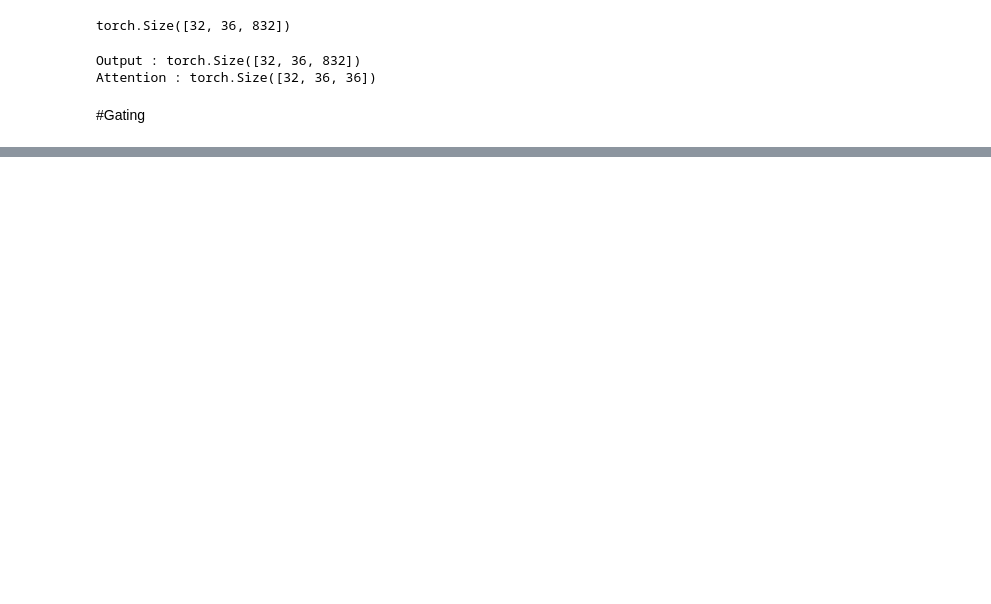
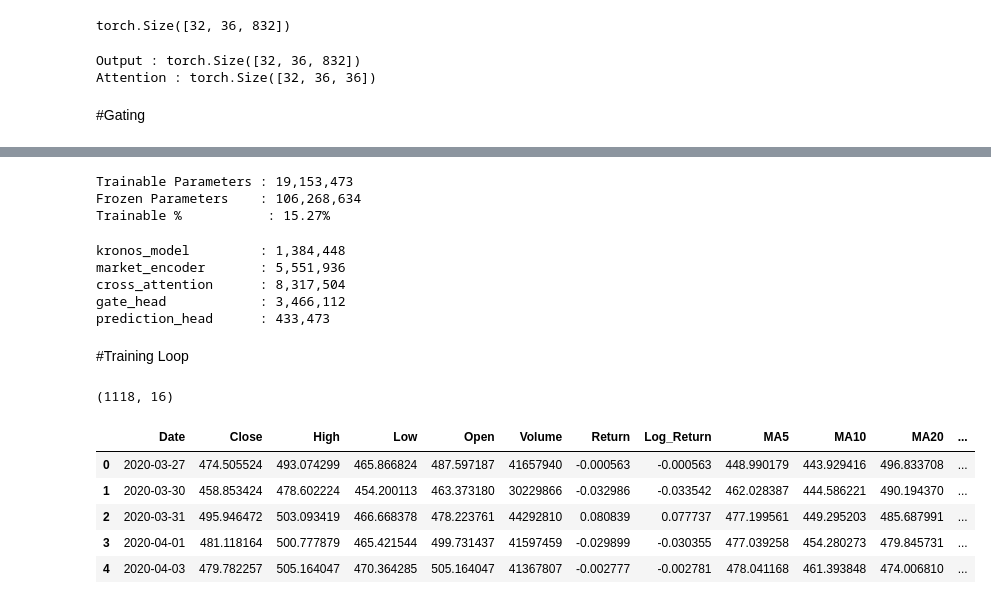
Before and after one commit to adityab-tech/PRISMx, a Jupyter notebook: notebooks/03_Market_Conditioned_Gating.ipynb, the cells around one changed output, grey strips where cells are left out. Drawn from its saved outputs; the diff is of its cells as text; code cells hidden in the pictures; blank space fills up the shorter version.

```diff
--- a/notebooks/03_Market_Conditioned_Gating.ipynb
+++ b/notebooks/03_Market_Conditioned_Gating.ipynb
@@ -572,0 +729,56 @@ Gate : torch.Size([32, 36, 832])
+# %%
+# Count trainable parameters
+trainable = 0
+frozen = 0
+
+for name, param in full_model.named_parameters():
+
+    if param.requires_grad:
+        trainable += param.numel()
+    else:
+        frozen += param.numel()
+
+print(f'Trainable Parameters : {trainable:,}')
+print(f'Frozen Parameters    : {frozen:,}')
+print(f'Trainable %           : {100 * trainable / (trainable + frozen):.2f}%')
+# %% [output]
+Trainable Parameters : 19,153,473
+Frozen Parameters    : 106,268,634
+Trainable %           : 15.27%
+# %%
+trainable_summary = {}
+
+for name, param in full_model.named_parameters():
+
+    if param.requires_grad:
+
+        module = name.split('.')[0]
+
+        trainable_summary[module] = (
+            trainable_summary.get(module, 0) + param.numel()
+        )
+
+for k, v in trainable_summary.items():
+
+    print(f'{k:20s} : {v:,}')
+# %% [output]
+kronos_model         : 1,384,448
+market_encoder       : 5,551,936
+cross_attention      : 8,317,504
+gate_head            : 3,466,112
+prediction_head      : 433,473
+# %% [markdown]
+#Training Loop
+# %%
+STOCK_PATH = "/content/drive/MyDrive/PRISM/data/processed/RELIANCE.NS.csv"
+stock_df = pd.read_csv(STOCK_PATH)
+print(stock_df.shape)
+stock_df.head()
+# %% [output]
+(1118, 16)
+|  | Date | Close | High | Low | Open | Volume | Return | Log_Return | MA5 | MA10 | MA20 | ... |
+| 0 | 2020-03-27 | 474.505524 | 493.074299 | 465.866824 | 487.597187 | 41657940 | -0.000563 | -0.000563 | 448.990179 | 443.929416 | 496.833708 | ... |
+| 1 | 2020-03-30 | 458.853424 | 478.602224 | 454.200113 | 463.373180 | 30229866 | -0.032986 | -0.033542 | 462.028387 | 444.586221 | 490.194370 | ... |
+| 2 | 2020-03-31 | 495.946472 | 503.093419 | 466.668378 | 478.223761 | 44292810 | 0.080839 | 0.077737 | 477.199561 | 449.295203 | 485.687991 | ... |
+| 3 | 2020-04-01 | 481.118164 | 500.777879 | 465.421544 | 499.731437 | 41597459 | -0.029899 | -0.030355 | 477.039258 | 454.280273 | 479.845731 | ... |
+| 4 | 2020-04-03 | 479.782257 | 505.164047 | 470.364285 | 505.164047 | 41367807 | -0.002777 | -0.002781 | 478.041168 | 461.393848 | 474.006810 | ... |
```
Also changed, not shown: parts of 16 cells of this notebook.
